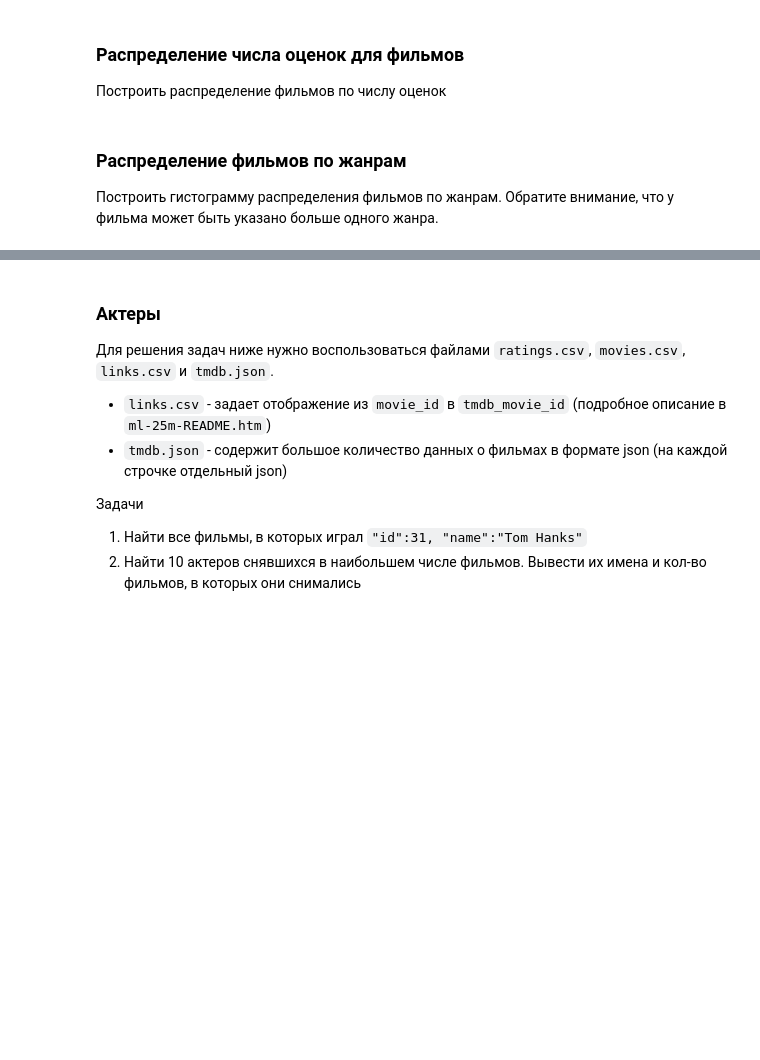
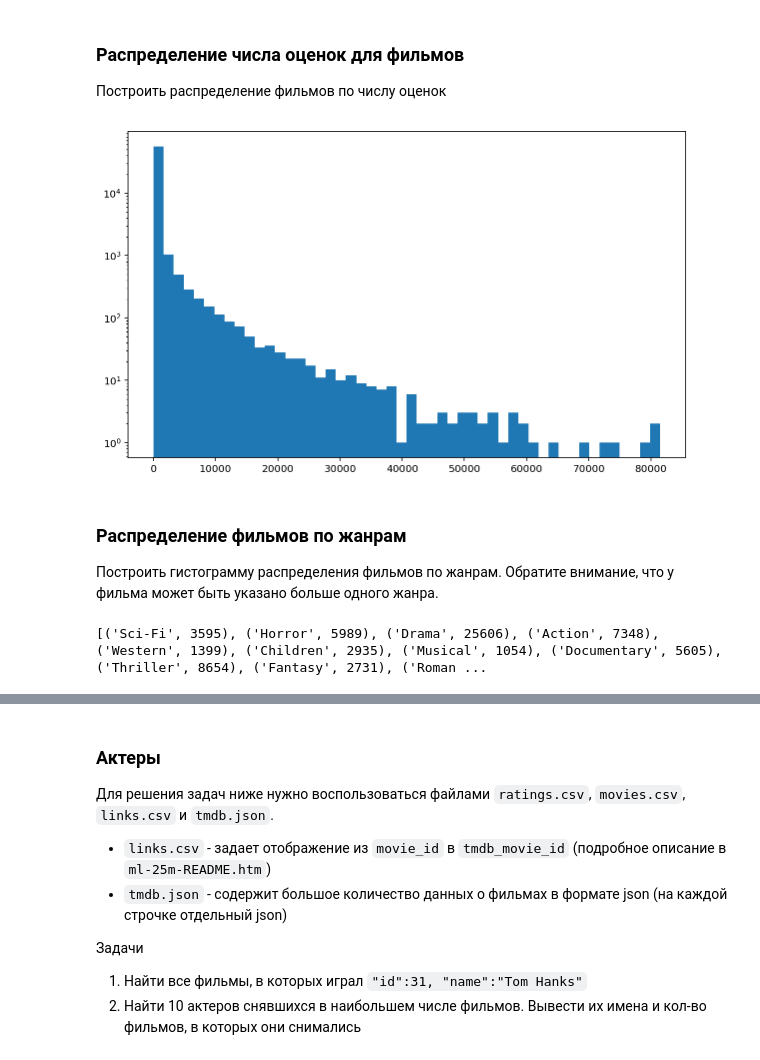
Before and after one commit to ishugaepov/MLBD, a Jupyter notebook: apache_spark/notebooks/spark_examples.ipynb, the cells around one changed output, grey strips where cells are left out. Saved outputs shown, nothing was run; the diff lists cells and outputs as text; code cells hidden in the pictures; blank space fills up the shorter version.

```diff
--- a/apache_spark/notebooks/spark_examples.ipynb
+++ b/apache_spark/notebooks/spark_examples.ipynb
@@ -267,0 +271,9 @@ plt.show()
+# %%
+movie_ratings_count = ratings \
+    .map(lambda r: (r.movie_id, 1)) \
+    .reduceByKey(lambda cnt1, cnt2: cnt1 + cnt2) \
+
+movie_ratings_count \
+    .join(movies) \
+    .sortBy(lambda key_value: key_value[1], ascending=False) \
+    .take(10)
@@ -292,3 +338,20 @@ plt.show()
+# %%
+movie_ratings_count \
+    .count()
+
+movie_ratings_count_sorted = movie_ratings_count \
+    .sortBy(lambda key_value: key_value[1], ascending=True) \
+    .map(lambda key_value: key_value[1]) \
+    .collect()
+# %%
+f, ax = plt.subplots(figsize=(10, 6))
+
+n_bins = 50
+
+plt.hist(movie_ratings_count_sorted, n_bins, histtype='bar', log=True)
+plt.show()
+# %% [output]
+[figure, added]
 # %% [markdown]
 ### Распределение фильмов по жанрам
 
@@ -299,0 +359,13 @@ plt.show()
+# %%
+movie_genre_counts = sc \
+    .textFile(MOVIES_PATH) \
+    .map(lambda s: (s.split(',', 1)[0], s.rsplit(',', 1)[-1])) \
+    .filter(lambda id_genres: id_genres[0].isdigit()) \
+    .flatMap(lambda id_genres: id_genres[1].split('|')) \
+    .map(lambda genre: (genre, 1)) \
+    .reduceByKey(lambda cnt1, cnt2: cnt1 + cnt2) \
+    .collect()
+
+print(movie_genre_counts)
+# %% [output]
+[('Sci-Fi', 3595), ('Horror', 5989), ('Drama', 25606), ('Action', 7348), ('Western', 1399), ('Children', 2935), ('Musical', 1054), ('Documentary', 5605), ('Thriller', 8654), ('Fantasy', 2731), ('Roman ...
```
Also changed, not shown: parts of 30 cells of this notebook.
